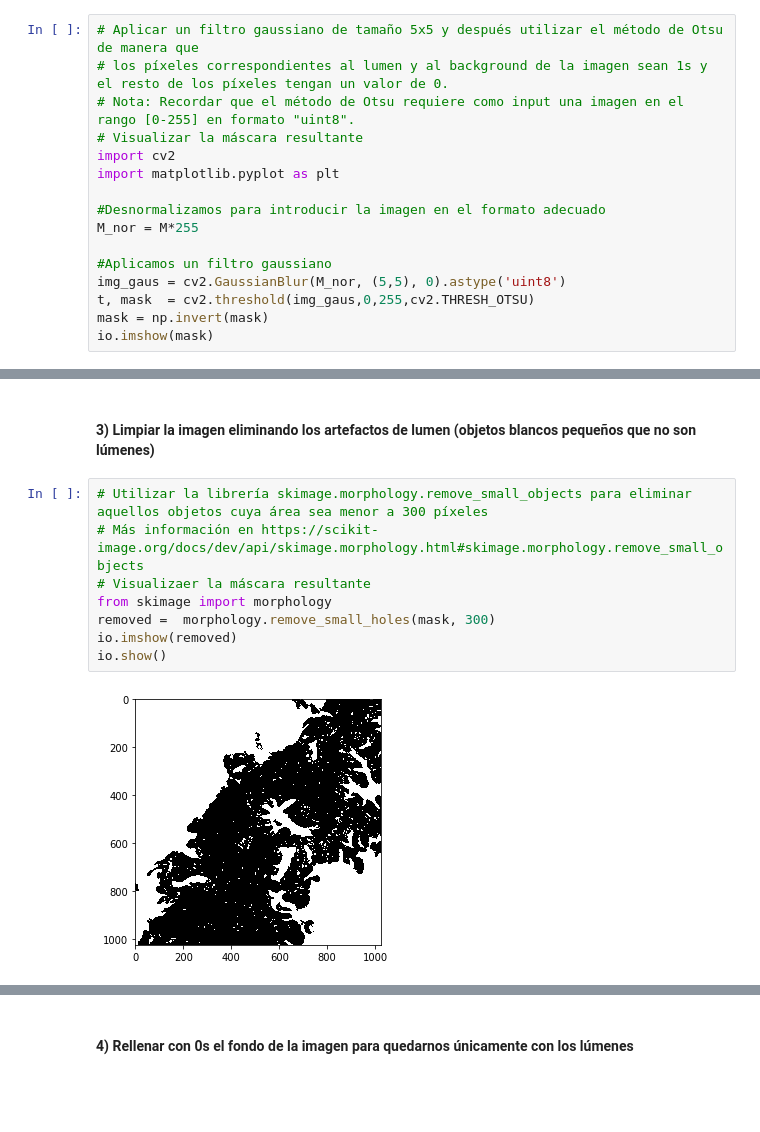
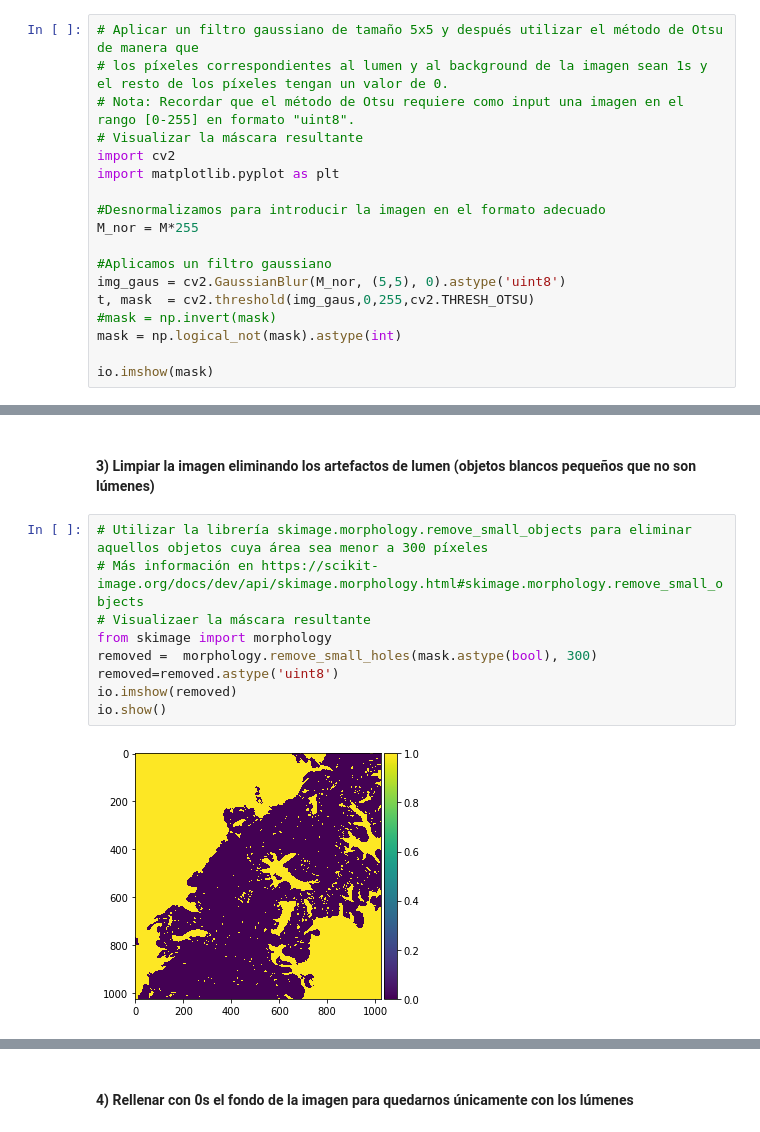
Before and after one commit to mariachurches/AprendizajeSupervisado, a Jupyter notebook: Enunciado_C1_P1/Actividad_C1_P1.ipynb, the cells around one changed output, grey strips where cells are left out. Drawn from its saved outputs; the diff is of its cells as text; blank space fills up the shorter version.

```diff
--- a/Enunciado_C1_P1/Actividad_C1_P1.ipynb
+++ b/Enunciado_C1_P1/Actividad_C1_P1.ipynb
@@ -74,6 +54,8 @@ M_nor = M*255
 #Aplicamos un filtro gaussiano
 img_gaus = cv2.GaussianBlur(M_nor, (5,5), 0).astype('uint8')
 t, mask  = cv2.threshold(img_gaus,0,255,cv2.THRESH_OTSU)
-mask = np.invert(mask)
+#mask = np.invert(mask)
+mask = np.logical_not(mask).astype(int)
+
 io.imshow(mask)
 # %% [output]
@@ -96,10 +66,11 @@ io.imshow(mask2)
 # %%
 # Utilizar la librería skimage.morphology.remove_small_objects para eliminar aquellos objetos cuya área sea menor a 300 píxeles
 # Más información en https://scikit-image.org/docs/dev/api/skimage.morphology.html#skimage.morphology.remove_small_objects
 # Visualizaer la máscara resultante
 from skimage import morphology
-removed =  morphology.remove_small_holes(mask, 300)
+removed =  morphology.remove_small_holes(mask.astype(bool), 300)
+removed=removed.astype('uint8')
 io.imshow(removed)
 io.show()
 # %% [output]
-[figure, old version]
+[figure, new version]
```
Also changed, not shown: parts of 7 cells of this notebook.
